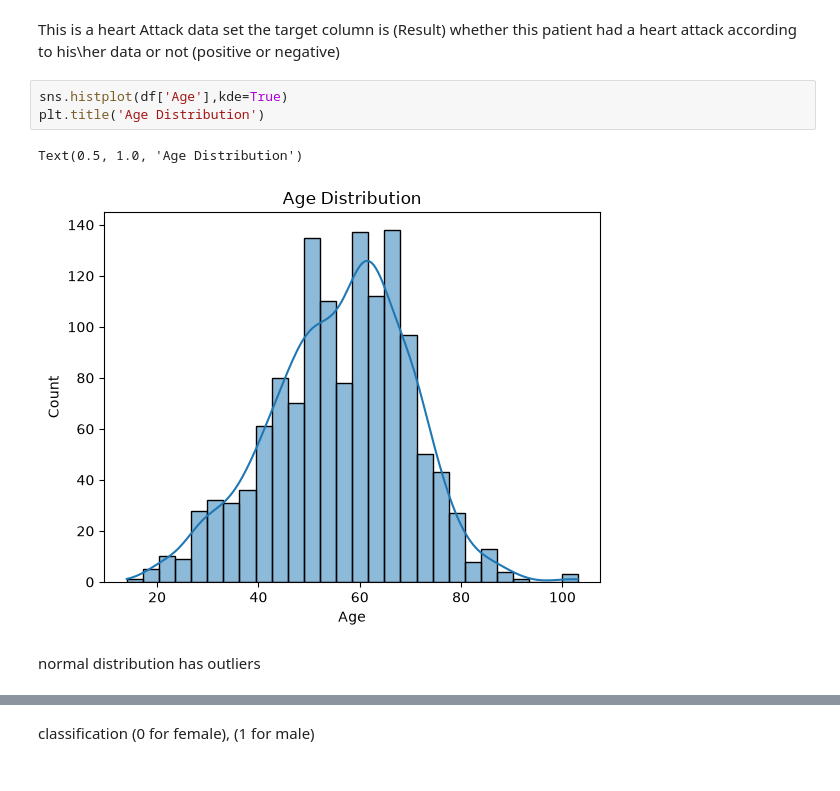
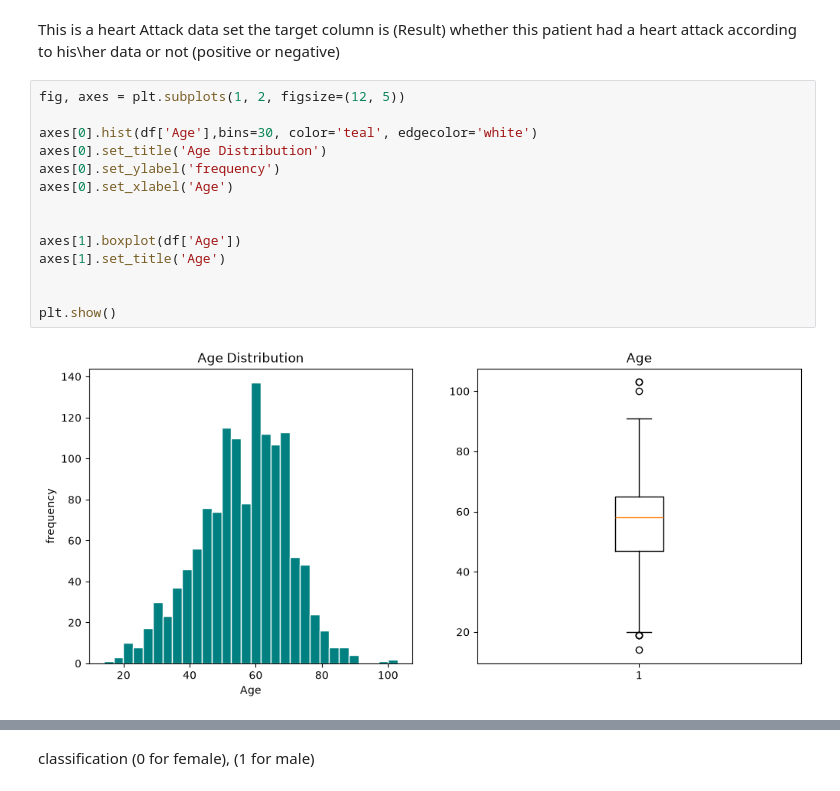
Before and after one commit to Nour-Tamimi/BinXtraining, a Jupyter notebook: Project/notebooks/data_preperation.ipynb, the cells around one changed output, grey strips where cells are left out. Cells and saved outputs as stored; diff of their text form.

```diff
--- a/Project/Project.ipynb
+++ b/Project/notebooks/data_preperation.ipynb
@@ -53,11 +59,19 @@ df.describe()
 # %% [markdown]
 This is a heart Attack data set the target column is (Result) whether this patient had a heart attack according to his\her data or not
 (positive or negative)
-# %%
-sns.histplot(df['Age'],kde=True)
-plt.title('Age Distribution')
-# %% [output]
-Text(0.5, 1.0, 'Age Distribution')
-[figure, removed]
-# %% [markdown]
-normal distribution has outliers
+# %%
+fig, axes = plt.subplots(1, 2, figsize=(12, 5))
+
+axes[0].hist(df['Age'],bins=30, color='teal', edgecolor='white')
+axes[0].set_title('Age Distribution')
+axes[0].set_ylabel('frequency')
+axes[0].set_xlabel('Age')
+
+
+axes[1].boxplot(df['Age'])
+axes[1].set_title('Age')
+
+
+plt.show()
+# %% [output]
+[figure, added]
```
Also changed, not shown: parts of 36 cells of this notebook, 6 other files.
